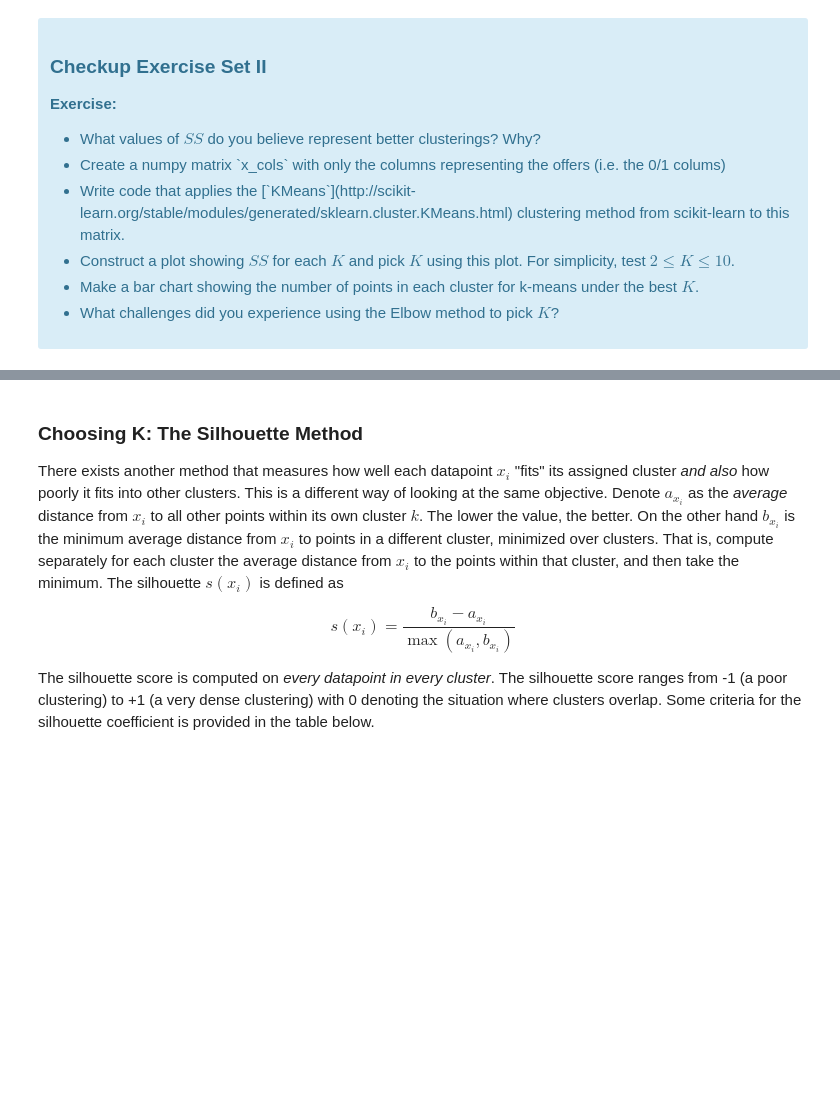
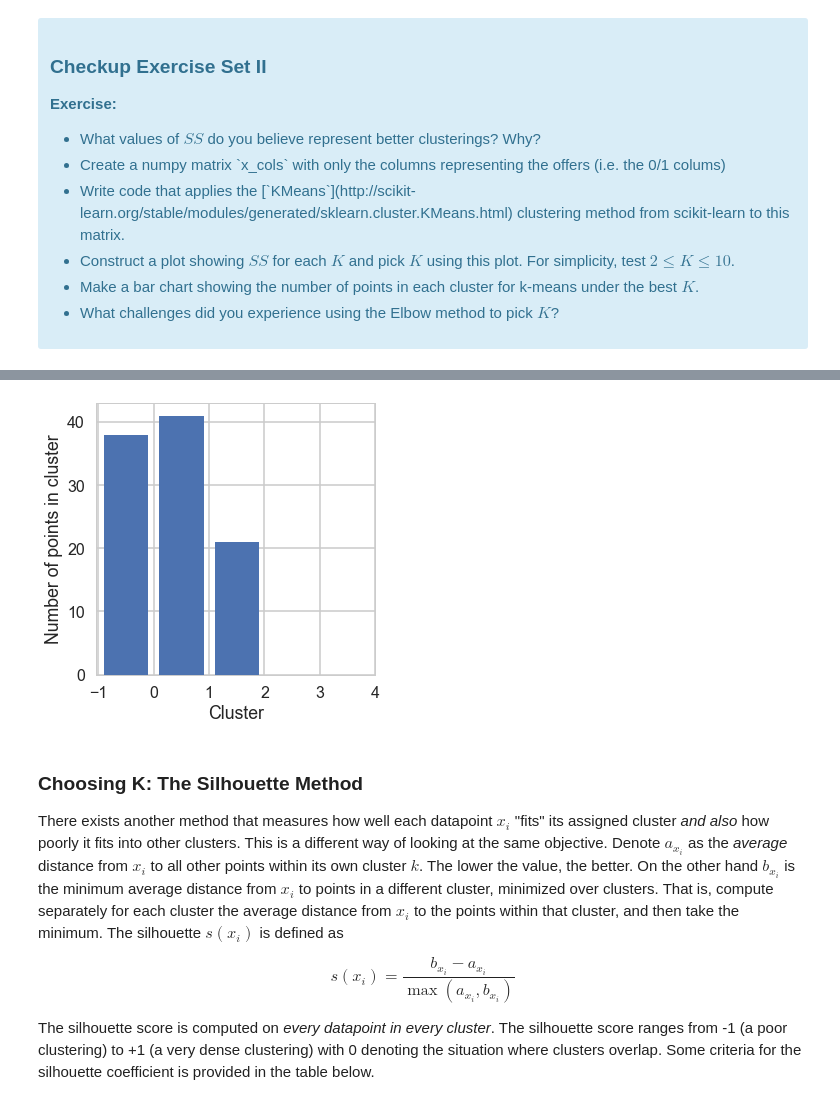
Before and after one commit to keangcheang/Springboard_exercise, a Jupyter notebook: ML_project/clustering/Mini_Project_Clustering.ipynb, the cells around one changed output, grey strips where cells are left out. Drawn from its saved outputs; the diff is of its cells as text; code cells hidden in the pictures; blank space fills up the shorter version.

```diff
--- a/ML_project/clustering/Mini_Project_Clustering.ipynb
+++ b/ML_project/clustering/Mini_Project_Clustering.ipynb
@@ -133,3 +150,13 @@ where $x_i$ is a point, $C_k$ represents cluster $k$ and $\mu_k$ is the centroid
+# %%
+# Make a bar chart showing the number of points in each cluster for k-means under the best K
+cluster =KMeans(n_clusters=3,random_state=20)
+pivot_df['cluster']=cluster.fit_predict(x_column)
+plt.bar(left=pivot_df['cluster'].unique()-0.5, height=pivot_df['cluster'].value_counts())
+plt.xticks(range(-1,5))
+plt.xlabel("Cluster")
+plt.ylabel("Number of points in cluster");
+# %% [output]
+[figure, added]
 # %% [markdown]
 ### Choosing K: The Silhouette Method
 
```
Also changed, not shown: parts of 24 cells of this notebook.
